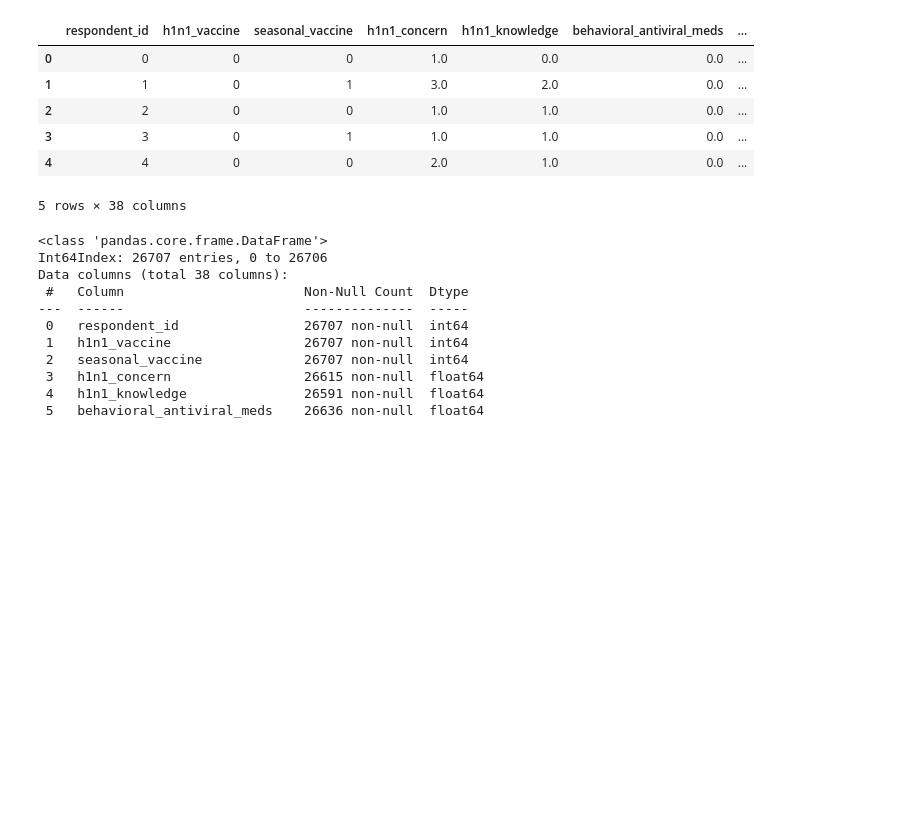
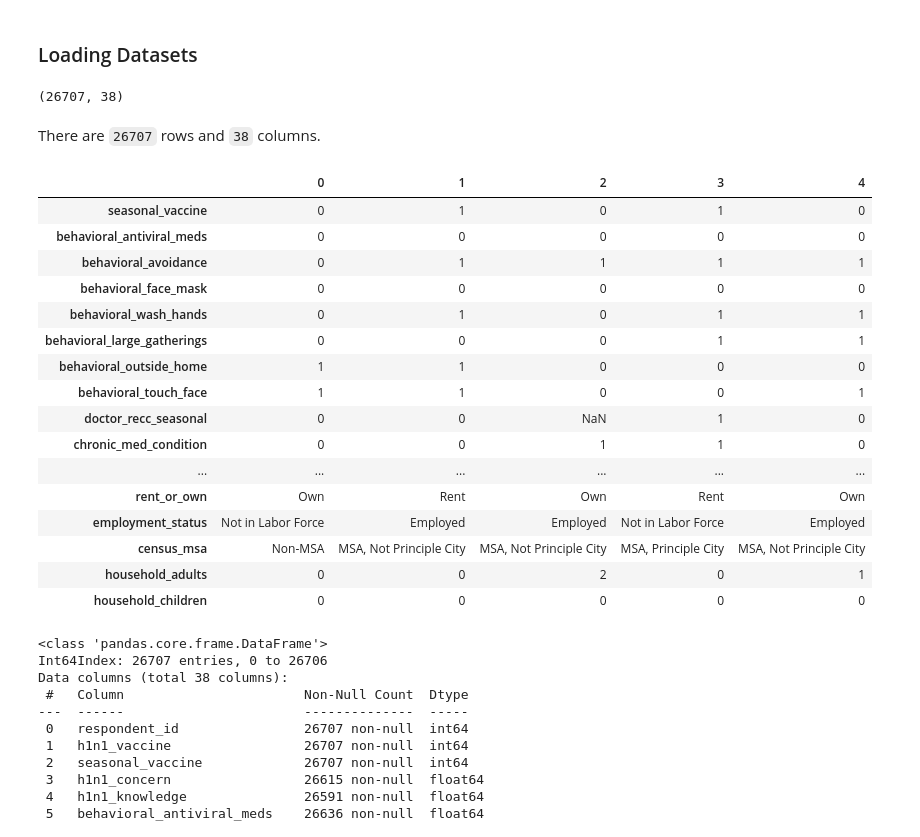
Before and after one commit to yvonniewanyoike/Phase3Project, a Jupyter notebook: index.ipynb, the cells around one changed output. Saved outputs shown, nothing was run; the diff lists cells and outputs as text; code cells hidden in the pictures; blank space fills up the shorter version.

```diff
--- a/index.ipynb
+++ b/index.ipynb
@@ -20,4 +22,6 @@ from sklearn.preprocessing import OneHotEncoder, MinMaxScaler
 from sklearn.linear_model import LogisticRegression
 from sklearn.metrics import accuracy_score, confusion_matrix, ConfusionMatrixDisplay, classification_report, roc_curve, auc, roc_auc_score
 %matplotlib inline
+# %% [markdown]
+### Loading Datasets
 # %%
@@ -26,16 +32,32 @@ data2 = pd.read_csv("training_set_labels.csv")
 
 # Merging data1 and data2 using the respondent_id as the reference variable
 df = pd.merge(data2,data1,how='left')
+# %%
+df.shape
+# %% [output]
+(26707, 38)
+# %% [markdown]
+There are `26707` rows and `38` columns.
 # %%
-df.head()
+df.head().T
 # %% [output]
-|  | respondent_id | h1n1_vaccine | seasonal_vaccine | h1n1_concern | h1n1_knowledge | behavioral_antiviral_meds | ... |
-| 0 | 0 | 0 | 0 | 1.0 | 0.0 | 0.0 | ... |
-| 1 | 1 | 0 | 1 | 3.0 | 2.0 | 0.0 | ... |
-| 2 | 2 | 0 | 0 | 1.0 | 1.0 | 0.0 | ... |
-| 3 | 3 | 0 | 1 | 1.0 | 1.0 | 0.0 | ... |
-| 4 | 4 | 0 | 0 | 2.0 | 1.0 | 0.0 | ... |
+|  | 0 | 1 | 2 | 3 | 4 |
+| seasonal_vaccine | 0 | 1 | 0 | 1 | 0 |
+| behavioral_antiviral_meds | 0 | 0 | 0 | 0 | 0 |
+| behavioral_avoidance | 0 | 1 | 1 | 1 | 1 |
+| behavioral_face_mask | 0 | 0 | 0 | 0 | 0 |
+| behavioral_wash_hands | 0 | 1 | 0 | 1 | 1 |
+| behavioral_large_gatherings | 0 | 0 | 0 | 1 | 1 |
+| behavioral_outside_home | 1 | 1 | 0 | 0 | 0 |
+| behavioral_touch_face | 1 | 1 | 0 | 0 | 1 |
+| doctor_recc_seasonal | 0 | 0 | NaN | 1 | 0 |
+| chronic_med_condition | 0 | 0 | 1 | 1 | 0 |
+| ... | ... | ... | ... | ... | ... |
+| rent_or_own | Own | Rent | Own | Rent | Own |
+| employment_status | Not in Labor Force | Employed | Employed | Not in Labor Force | Employed |
+| census_msa | Non-MSA | MSA, Not Principle City | MSA, Not Principle City | MSA, Principle City | MSA, Not Principle City |
+| household_adults | 0 | 0 | 2 | 0 | 1 |
+| household_children | 0 | 0 | 0 | 0 | 0 |
-5 rows × 38 columns
 # %%
 df.info()
 # %% [output]
```
Also changed, not shown: parts of 36 cells of this notebook.
